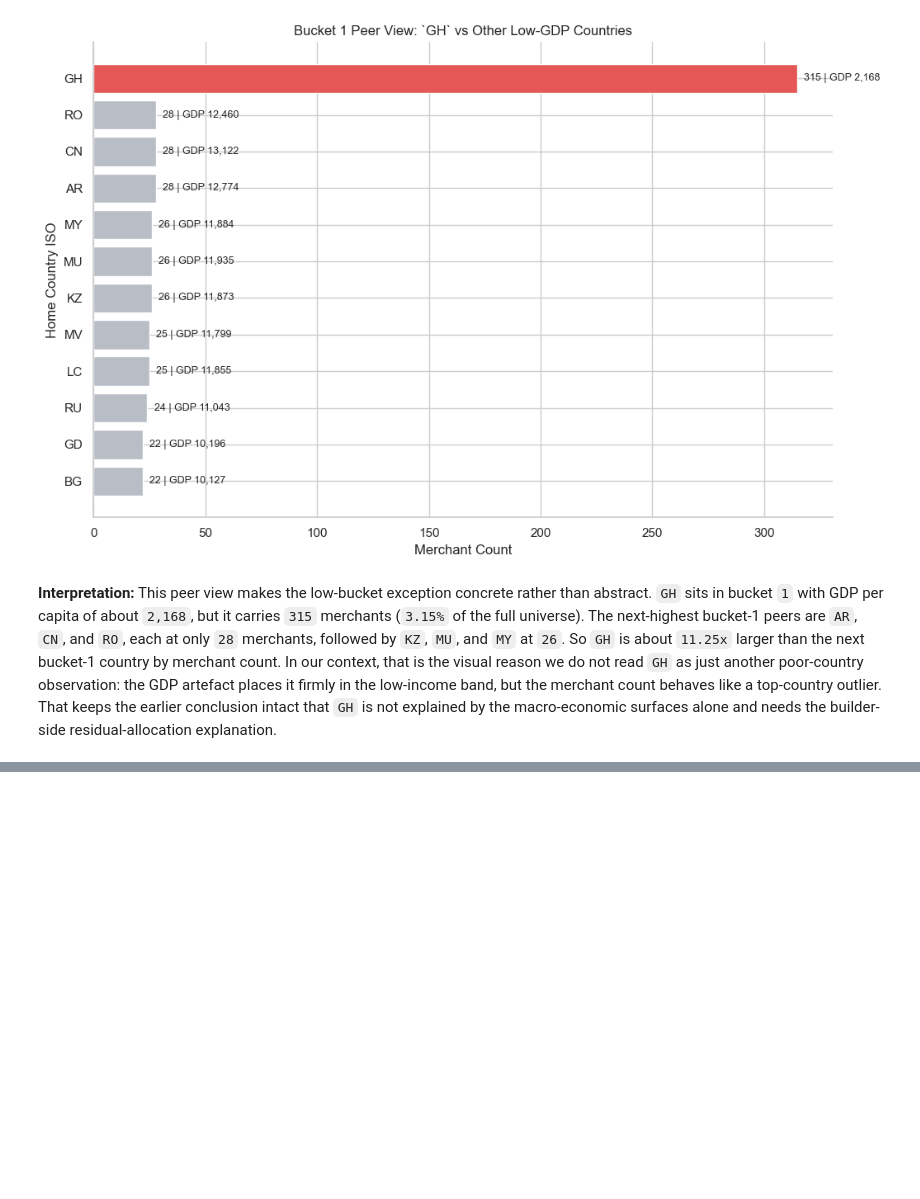
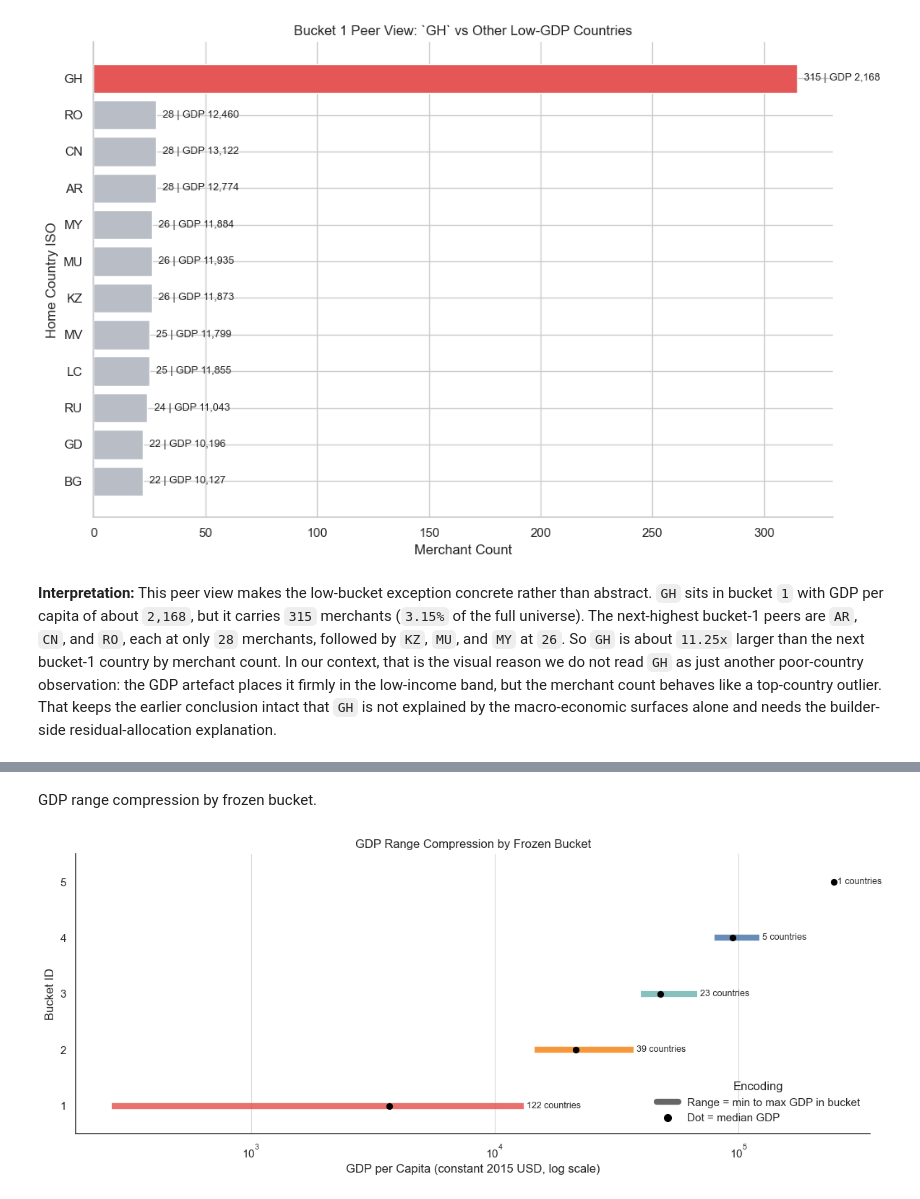
Before and after one commit to EsosaOrumwese/fraud-detection-system, a Jupyter notebook: analysis/dev_full_offline_investigation/00_investigation/notebooks/00_understanding_governed_data_world_p1.ipynb, the cells around one changed output, grey strips where cells are left out. Drawn from its saved outputs; the diff is of its cells as text; code cells hidden in the pictures; blank space fills up the shorter version.

```diff
--- a/analysis/dev_full_offline_investigation/00_investigation/notebooks/00_understanding_governed_data_world_p1.ipynb
+++ b/analysis/dev_full_offline_investigation/00_investigation/notebooks/00_understanding_governed_data_world_p1.ipynb
@@ -1202,0 +1323,49 @@ draw_bucket1_exception(merchant_country_gdp_bucket_df)
+# %% [markdown]
+GDP range compression by frozen bucket.
+# %%
+# Collapse each bucket to its minimum, median, and maximum GDP so the compression ranges are explicit.
+gdp_bucket_range_df = (
+    merchant_country_gdp_bucket_df.groupby('bucket_id')
+    .agg(
+        min_gdp=('gdp_pc_usd_2015', 'min'),
+        median_gdp=('gdp_pc_usd_2015', 'median'),
+        max_gdp=('gdp_pc_usd_2015', 'max'),
+        country_count=('home_country_iso', 'nunique'),
+    )
+    .reset_index()
+    .sort_values('bucket_id')
+)
+
+# Plot the full GDP span of each bucket as a horizontal range, then mark the median as a black dot.
+fig, ax = plt.subplots(figsize=(12, 5))
+for _, row in gdp_bucket_range_df.iterrows():
+    y = int(row['bucket_id'])
+    color = GDP_BUCKET_COLORS[y]
+    ax.hlines(y=y, xmin=row['min_gdp'], xmax=row['max_gdp'], color=color, linewidth=6, alpha=0.85)
+    ax.scatter(row['median_gdp'], y, color='black', s=32, zorder=3)
+    ax.text(row['max_gdp'] * 1.03, y, f"{int(row['country_count'])} countries", va='center', fontsize=9)
+
+# Add a small legend so the visual encoding is explicit rather than assumed.
+range_handle = Line2D([0], [0], color='#666666', linewidth=6, label='Range = min to max GDP in bucket')
+median_handle = Line2D([0], [0], marker='o', color='black', linewidth=0, markersize=7, label='Dot = median GDP')
+
+ax.set_title('GDP Range Compression by Frozen Bucket')
+ax.set_xlabel('GDP per Capita (constant 2015 USD, log scale)')
+ax.set_ylabel('Bucket ID')
+ax.set_xscale('log')
+ax.set_yticks(gdp_bucket_range_df['bucket_id'].tolist())
+ax.set_ylim(0.5, gdp_bucket_range_df['bucket_id'].max() + 0.5)
+ax.spines['top'].set_visible(False)
+ax.spines['right'].set_visible(False)
+ax.spines['left'].set_visible(True)
+ax.spines['bottom'].set_visible(True)
+ax.spines['left'].set_color('#444444')
+ax.spines['bottom'].set_color('#444444')
+ax.grid(axis='x', color='#D9D9D9', linewidth=0.8)
+ax.grid(axis='y', visible=False)
+ax.legend(handles=[range_handle, median_handle], title='Encoding', frameon=False, loc='lower right')
+
+plt.tight_layout()
+plt.show()
+# %% [output]
+[figure, added]
```
Also changed, not shown: parts of 8 cells of this notebook, 14 other files.
